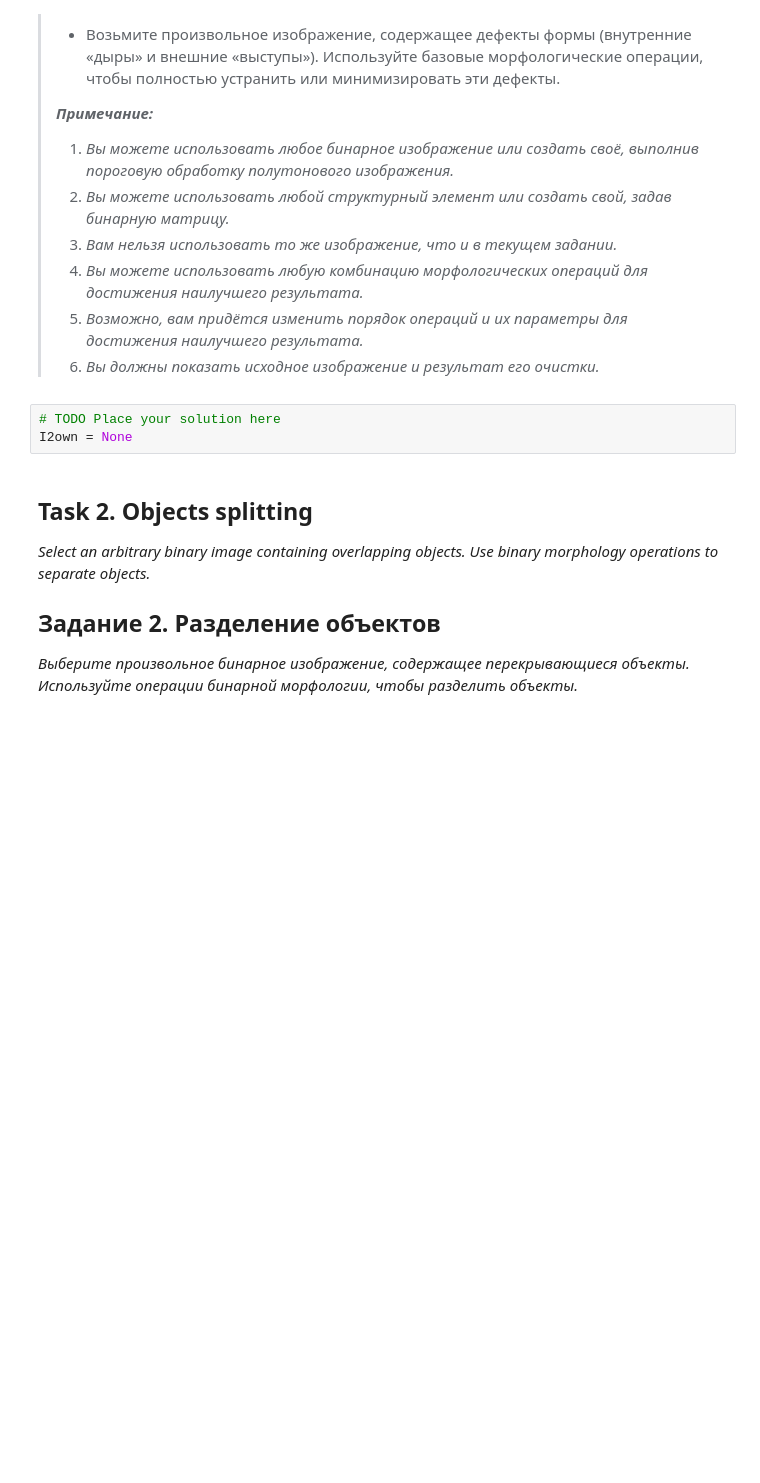
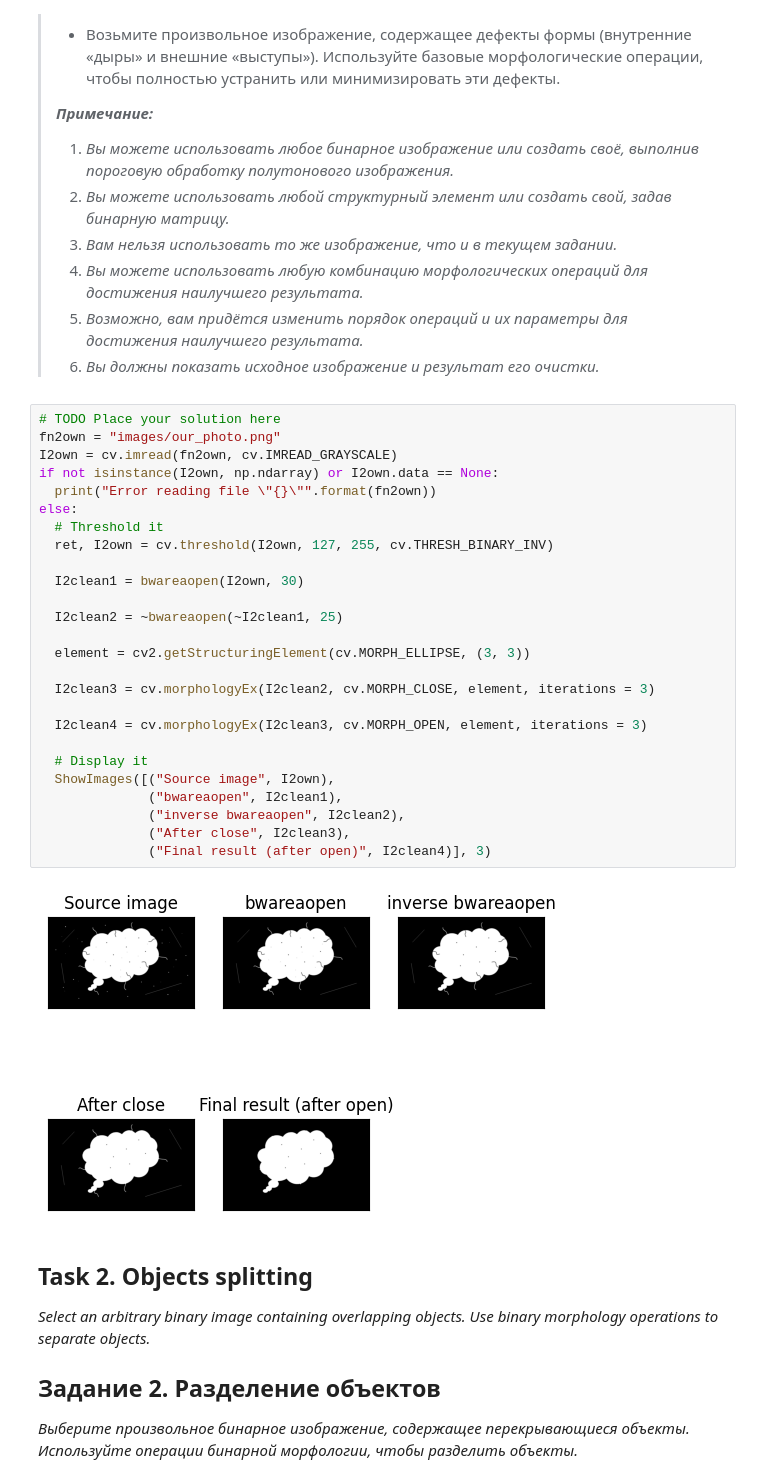
Before and after one commit to Egornos/techZrenie, a Jupyter notebook: PA6_Python/PA6taskITMO.ipynb, the cells around one changed output. Cells and saved outputs as stored; diff of their text form; blank space fills up the shorter version.

```diff
--- a/PA6_Python/PA6taskITMO.ipynb
+++ b/PA6_Python/PA6taskITMO.ipynb
@@ -438,9 +438,34 @@ ShowImages([("Source", I1),
 > 4. *Вы можете использовать любую комбинацию морфологических операций для достижения наилучшего результата.*
 > 5. *Возможно, вам придётся изменить порядок операций и их параметры для достижения наилучшего результата.*
 > 6. *Вы должны показать исходное изображение и результат его очистки.*
-# %%
-# TODO Place your solution here
-I2own = None
+# %%
+# TODO Place your solution here
+fn2own = "images/our_photo.png"
+I2own = cv.imread(fn2own, cv.IMREAD_GRAYSCALE)
+if not isinstance(I2own, np.ndarray) or I2own.data == None:
+  print("Error reading file \"{}\"".format(fn2own))
+else:
+  # Threshold it
+  ret, I2own = cv.threshold(I2own, 127, 255, cv.THRESH_BINARY_INV)
+
+  I2clean1 = bwareaopen(I2own, 30)
+
+  I2clean2 = ~bwareaopen(~I2clean1, 25)
+
+  element = cv2.getStructuringElement(cv.MORPH_ELLIPSE, (3, 3))
+
+  I2clean3 = cv.morphologyEx(I2clean2, cv.MORPH_CLOSE, element, iterations = 3)
+
+  I2clean4 = cv.morphologyEx(I2clean3, cv.MORPH_OPEN, element, iterations = 3)
+
+  # Display it
+  ShowImages([("Source image", I2own),
+              ("bwareaopen", I2clean1),
+              ("inverse bwareaopen", I2clean2),
+              ("After close", I2clean3),
+              ("Final result (after open)", I2clean4)], 3)
+# %% [output]
+[figure, added]
 # %% [markdown]
 ## **Task 2. Objects splitting**
 
```
Also changed, not shown: parts of 3 cells of this notebook, 1 other file.
